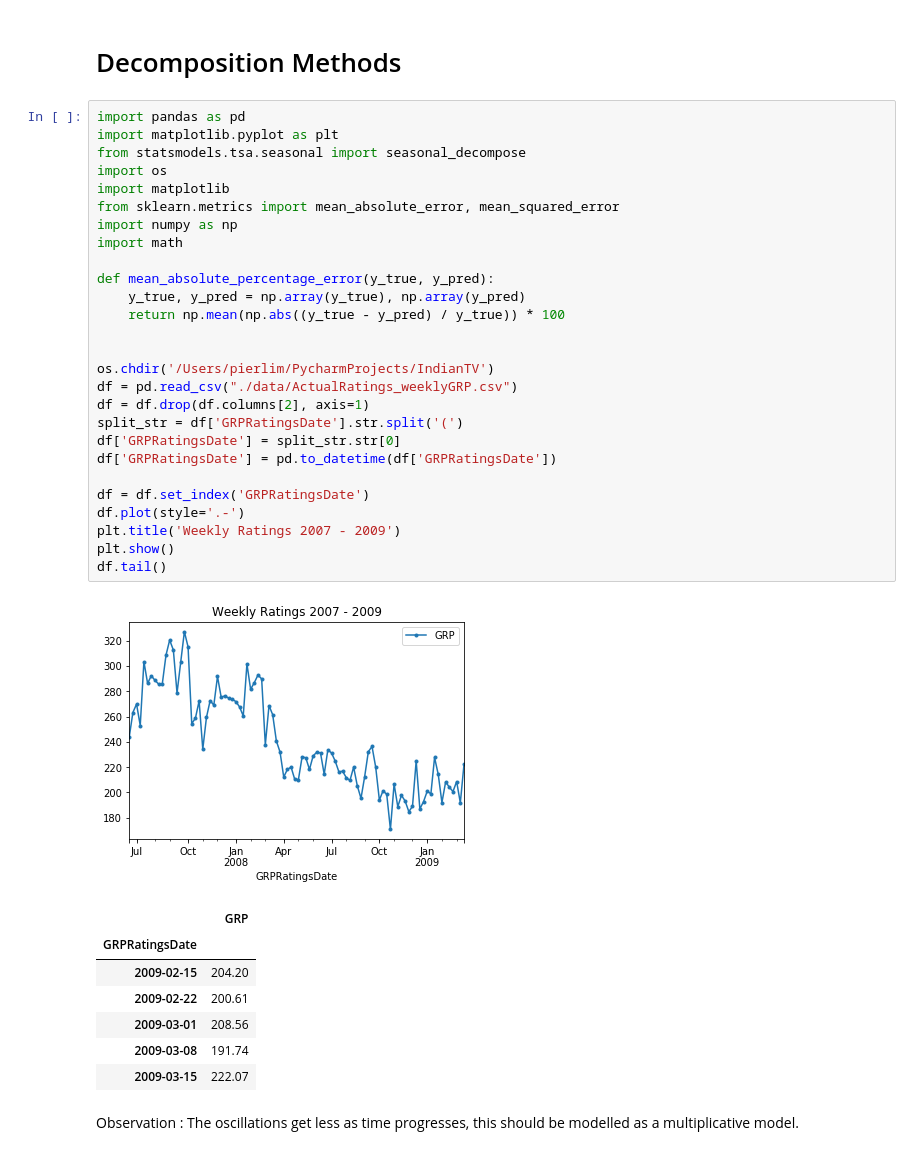
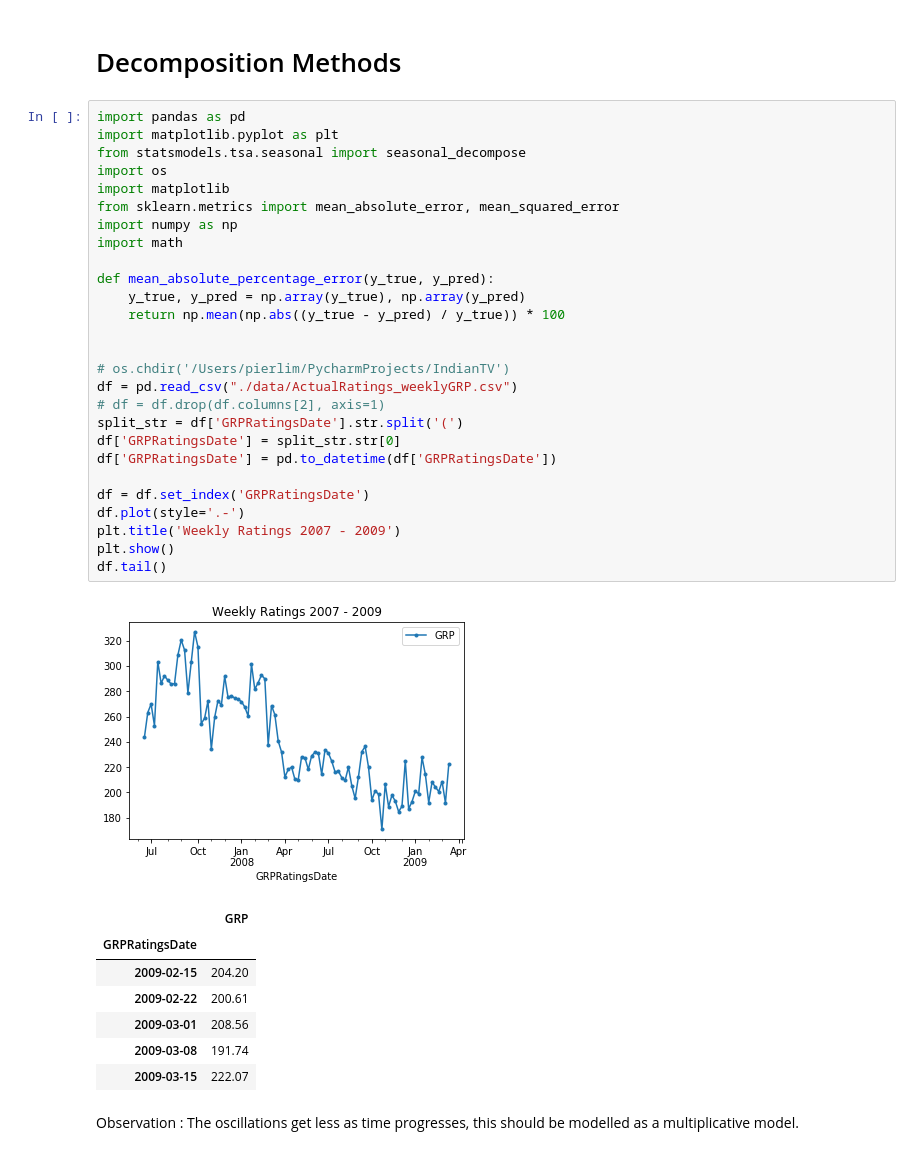
Before and after one commit to lppier/Indian_TV_Time_Series, a Jupyter notebook: Decompositional Methods.ipynb, the cells around one changed output. Drawn from its saved outputs; the diff is of its cells as text.

```diff
--- a/Decompositional Methods.ipynb
+++ b/Decompositional Methods.ipynb
@@ -3,32 +3,32 @@
 # %%
 import pandas as pd
 import matplotlib.pyplot as plt
 from statsmodels.tsa.seasonal import seasonal_decompose
 import os
 import matplotlib
 from sklearn.metrics import mean_absolute_error, mean_squared_error
 import numpy as np
 import math
 
 def mean_absolute_percentage_error(y_true, y_pred):
     y_true, y_pred = np.array(y_true), np.array(y_pred)
     return np.mean(np.abs((y_true - y_pred) / y_true)) * 100
 
 
-os.chdir('/Users/pierlim/PycharmProjects/IndianTV')
+# os.chdir('/Users/pierlim/PycharmProjects/IndianTV')
 df = pd.read_csv("./data/ActualRatings_weeklyGRP.csv")
-df = df.drop(df.columns[2], axis=1)
+# df = df.drop(df.columns[2], axis=1)
 split_str = df['GRPRatingsDate'].str.split('(')
 df['GRPRatingsDate'] = split_str.str[0]
 df['GRPRatingsDate'] = pd.to_datetime(df['GRPRatingsDate'])
 
 df = df.set_index('GRPRatingsDate')
 df.plot(style='.-')
 plt.title('Weekly Ratings 2007 - 2009')
 plt.show()
 df.tail()
 # %% [output]
-[figure, old version]
+[figure, new version]
 |  | GRP |
 | GRPRatingsDate |  |
 | 2009-02-15 | 204.20 |
```
Also changed, not shown: 4 other files.
